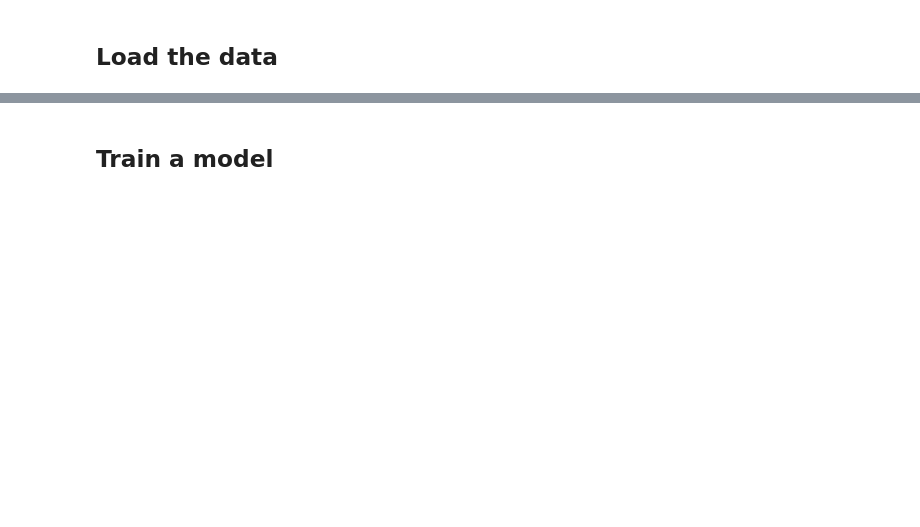
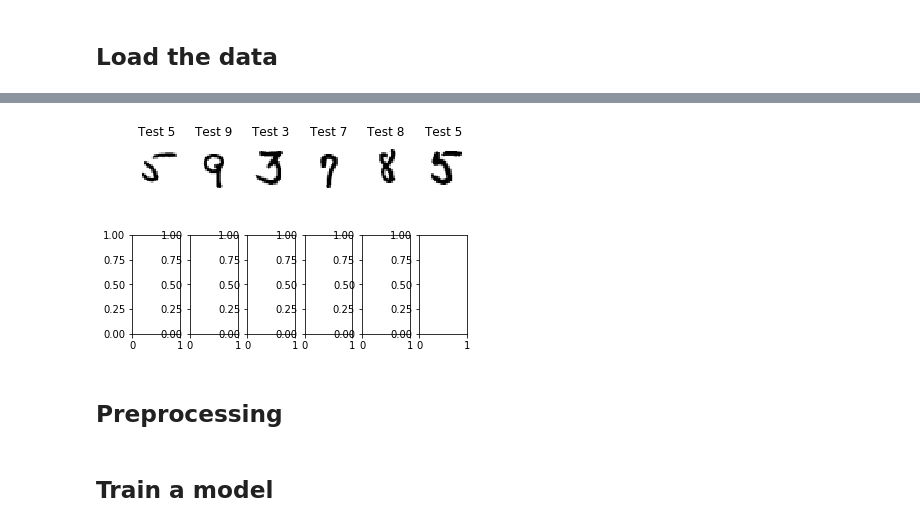
Before and after one commit to guillaume-azarias/Models, a Jupyter notebook: mnist/mnist_v2.ipynb, the cells around one changed output, grey strips where cells are left out. Drawn from its saved outputs; the diff is of its cells as text; code cells hidden in the pictures; blank space fills up the shorter version.

```diff
--- a/mnist/mnist_v2.ipynb
+++ b/mnist/mnist_v2.ipynb
@@ -83,0 +71,15 @@ test_labels = mnist.test_labels()
+# %%
+# Show a random sample of drawings from the test_images (for quality check)
+n_show = 6
+n = random.randint(n_show,test_images.shape[0]-n_show)
+
+_, axes = plt.subplots(2, n_show)
+images_and_labels = list(zip(test_images, test_labels))
+for ax, (image, label) in zip(axes[0, :], images_and_labels[n:n+n_show]):
+    ax.set_axis_off()
+    ax.imshow(image, cmap=plt.cm.gray_r, interpolation='nearest')
+    ax.set_title('Test %i' % label)
+# %% [output]
+[figure, added]
+# %% [markdown]
+## Preprocessing
```
Also changed, not shown: parts of 36 cells of this notebook.
